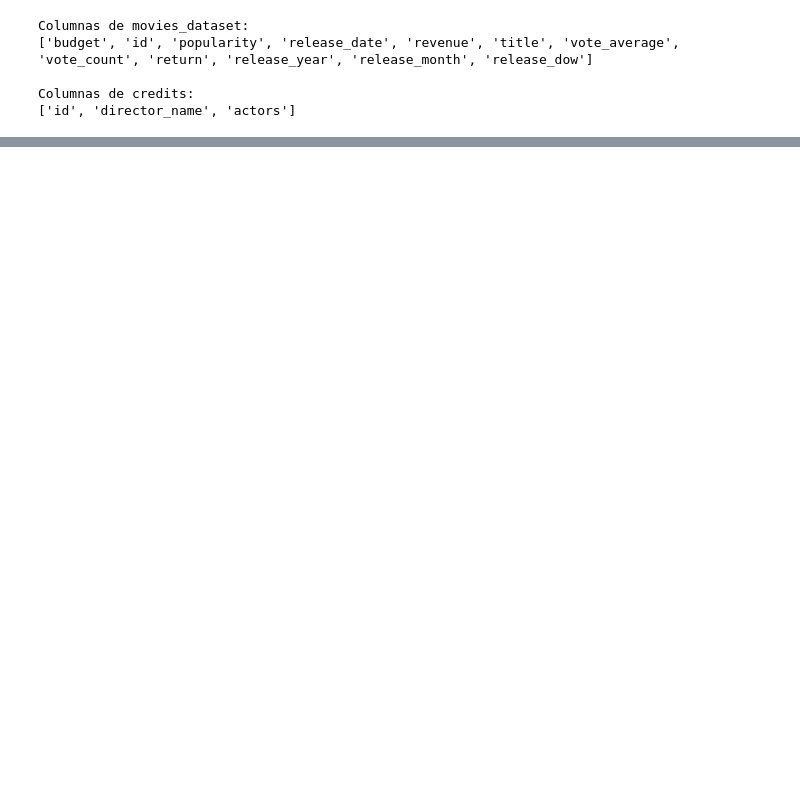
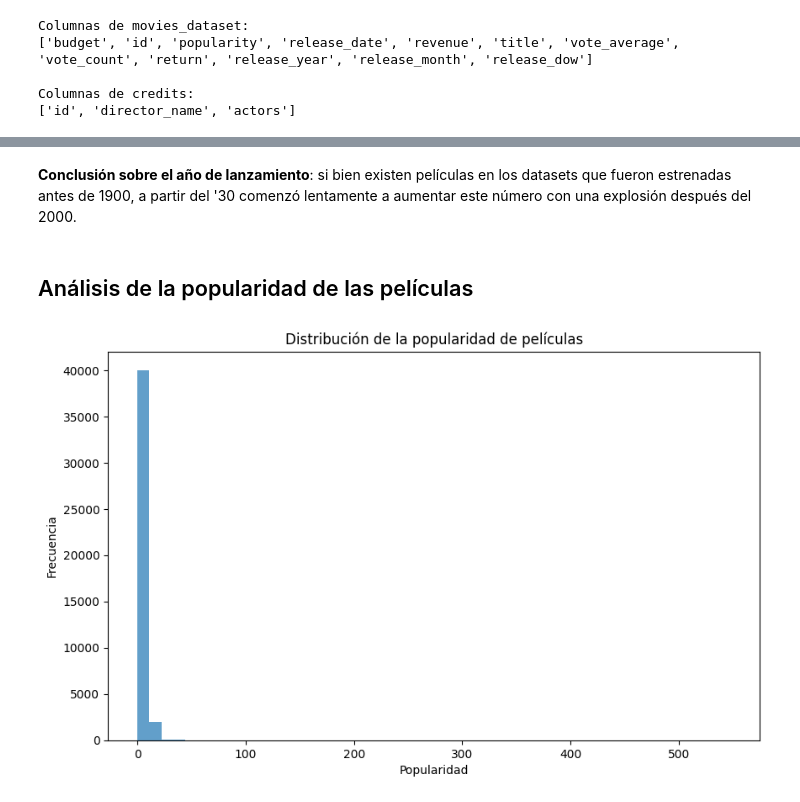
Before and after one commit to paulairazoqui/Recomendacion_peliculas, a Jupyter notebook: Notebooks/EDA.ipynb, the cells around one changed output, grey strips where cells are left out. Cells and saved outputs as stored; diff of their text form; code cells hidden in the pictures; blank space fills up the shorter version.

```diff
--- a/Notebooks/EDA.ipynb
+++ b/Notebooks/EDA.ipynb
@@ -141,0 +292,16 @@ TypeError: unhashable type: 'list'
+# %% [markdown]
+**Conclusión sobre el año de lanzamiento**: si bien existen películas en los datasets que fueron estrenadas antes de 1900, a partir del '30 comenzó lentamente a aumentar este número con una explosión después del 2000.
+# %% [markdown]
+## Análisis de la popularidad de las películas
+# %%
+movies['popularity'] = movies['popularity'].astype(float)
+
+
+plt.figure(figsize=(10, 6))
+movies['popularity'].plot(kind='hist', bins=50, alpha=0.7)
+plt.title("Distribución de la popularidad de películas")
+plt.xlabel("Popularidad")
+plt.ylabel("Frecuencia")
+plt.show()
+# %% [output]
+[figure, added]
```
Also changed, not shown: parts of 32 cells of this notebook.
